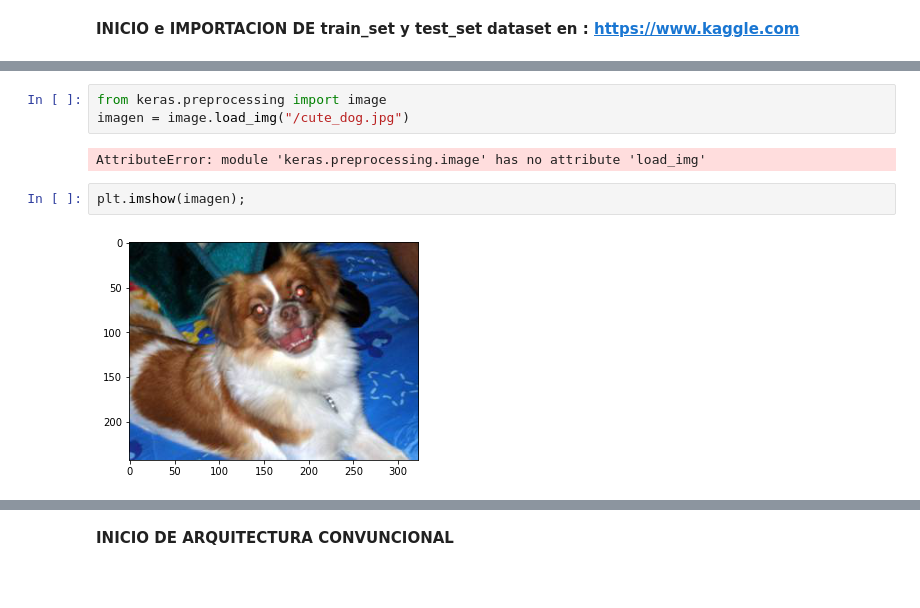
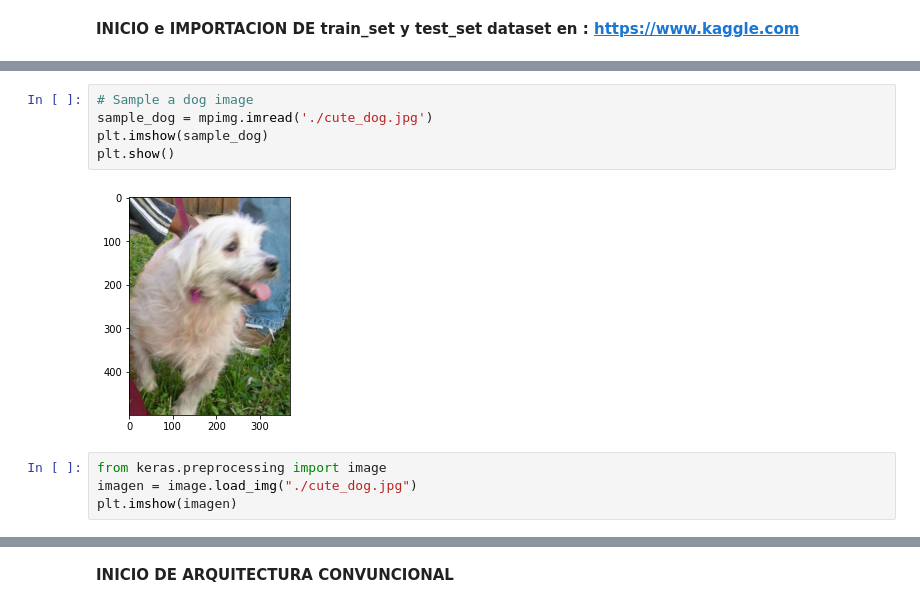
Before and after one commit to marfurt1/Cats_Dogs_RNC-ana, a Jupyter notebook: Miniproyecto_GatosyPerros.ipynb, the cells around one changed output, grey strips where cells are left out. Cells and saved outputs as stored; diff of their text form; blank space fills up the shorter version.

```diff
--- a/Miniproyecto_GatosyPerros.ipynb
+++ b/Miniproyecto_GatosyPerros.ipynb
@@ -80,12 +46,14 @@ NameError: name 'mpimg' is not defined
+# %%
+# Sample a dog image
+sample_dog = mpimg.imread('./cute_dog.jpg')
+plt.imshow(sample_dog)
+plt.show()
+# %% [output]
+[figure, added]
 # %%
 from keras.preprocessing import image
-imagen = image.load_img("/cute_dog.jpg")
+imagen = image.load_img("./cute_dog.jpg")
+plt.imshow(imagen)
-# %% [output]
-AttributeError: module 'keras.preprocessing.image' has no attribute 'load_img'
-# %%
-plt.imshow(imagen);
-# %% [output]
-[figure, removed]
 # %%
 pets_train = next(os.walk("D:/MiniProyectos_Python/Gatos_Perros-RNC-Clasificador/dataset/training_set/cats/"))[2]
 len(pets_train)
```
Also changed, not shown: parts of 16 cells of this notebook.
